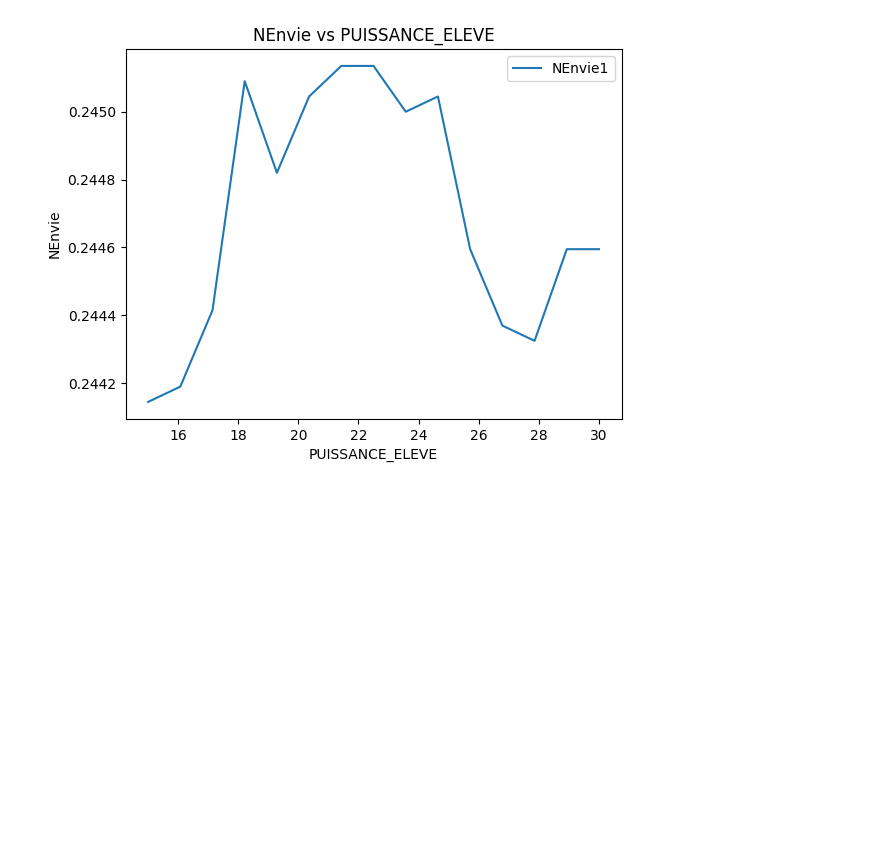
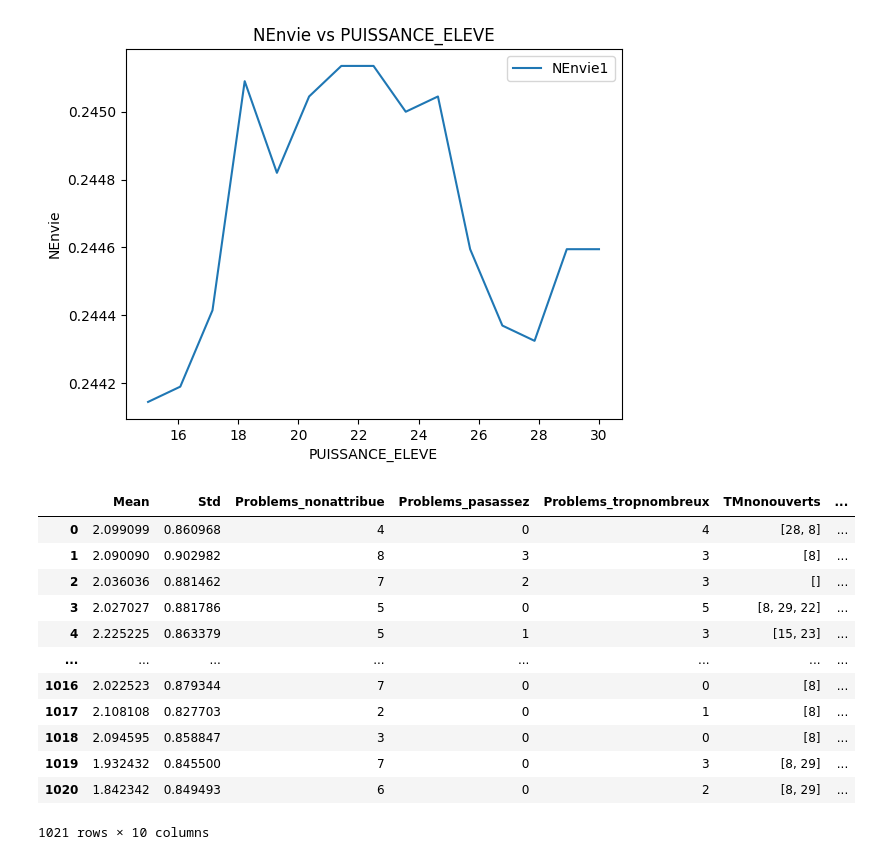
Before and after one commit to RadoTheProgrammer/TM-code, a Jupyter notebook: Untitled-1.ipynb, the cells around one changed output. Cells and saved outputs as stored; diff of their text form; code cells hidden in the pictures; blank space fills up the shorter version.

Commit message:
analysé pk nproblems juste empire tout

```diff
--- a/Untitled-1.ipynb
+++ b/Untitled-1.ipynb
@@ -98,3 +98,23 @@ plt.legend()
 plt.show()
 # %% [output]
 [figure]
+# %%
+import pandas as pd
+
+df = pd.read_csv(r"Donnees_TMs\Annee_28\results-nproblems\o.csv")
+
+df
+# %% [output]
+|  | Mean | Std | Problems_nonattribue | Problems_pasassez | Problems_tropnombreux | TMnonouverts | ... |
+| 0 | 2.099099 | 0.860968 | 4 | 0 | 4 | [28, 8] | ... |
+| 1 | 2.090090 | 0.902982 | 8 | 3 | 3 | [8] | ... |
+| 2 | 2.036036 | 0.881462 | 7 | 2 | 3 | [] | ... |
+| 3 | 2.027027 | 0.881786 | 5 | 0 | 5 | [8, 29, 22] | ... |
+| 4 | 2.225225 | 0.863379 | 5 | 1 | 3 | [15, 23] | ... |
+| ... | ... | ... | ... | ... | ... | ... | ... |
+| 1016 | 2.022523 | 0.879344 | 7 | 0 | 0 | [8] | ... |
+| 1017 | 2.108108 | 0.827703 | 2 | 0 | 1 | [8] | ... |
+| 1018 | 2.094595 | 0.858847 | 3 | 0 | 0 | [8] | ... |
+| 1019 | 1.932432 | 0.845500 | 7 | 0 | 3 | [8, 29] | ... |
+| 1020 | 1.842342 | 0.849493 | 6 | 0 | 2 | [8, 29] | ... |
+1021 rows × 10 columns
```
Also changed, not shown: parts of 2 cells of this notebook, 8 other files.
